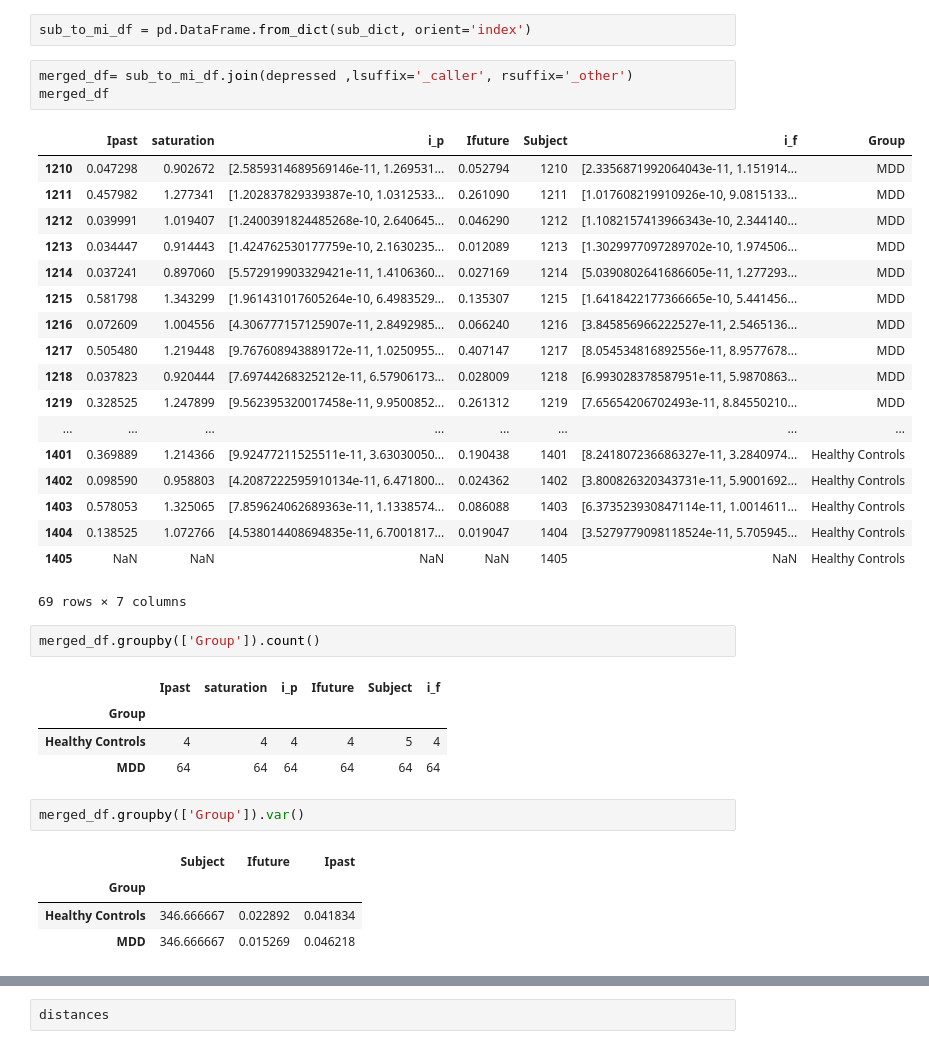
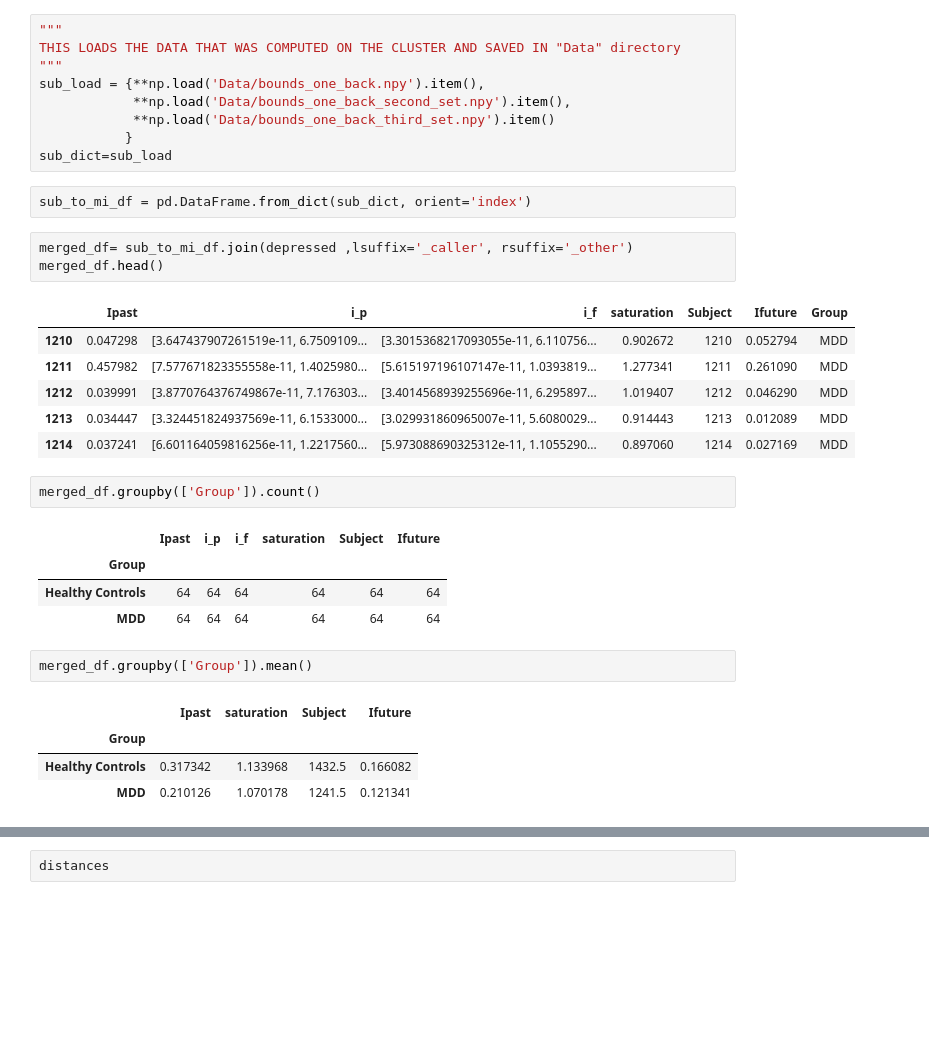
Before and after one commit to alsfilip/Empirical_Information_Bottleneck, a Jupyter notebook: RL_MDD/MDD_analysis.ipynb, the cells around one changed output, grey strips where cells are left out. Drawn from its saved outputs; the diff is of its cells as text; blank space fills up the shorter version.

```diff
--- a/RL_MDD/MDD_analysis.ipynb
+++ b/RL_MDD/MDD_analysis.ipynb
@@ -257,38 +198,35 @@ np.save('bounds.npy', sub_dict)
+# %%
+"""
+THIS LOADS THE DATA THAT WAS COMPUTED ON THE CLUSTER AND SAVED IN "Data" directory
+"""
+sub_load = {**np.load('Data/bounds_one_back.npy').item(),
+            **np.load('Data/bounds_one_back_second_set.npy').item(),
+            **np.load('Data/bounds_one_back_third_set.npy').item()
+           }
+sub_dict=sub_load
 # %%
 sub_to_mi_df = pd.DataFrame.from_dict(sub_dict, orient='index')
 # %%
 merged_df= sub_to_mi_df.join(depressed ,lsuffix='_caller', rsuffix='_other')
-merged_df
+merged_df.head()
 # %% [output]
-|  | Ipast | saturation | i_p | Ifuture | Subject | i_f | Group |
-| 1210 | 0.047298 | 0.902672 | [2.5859314689569146e-11, 1.269531... | 0.052794 | 1210 | [2.3356871992064043e-11, 1.151914... | MDD |
-| 1211 | 0.457982 | 1.277341 | [1.202837829339387e-10, 1.0312533... | 0.261090 | 1211 | [1.017608219910926e-10, 9.0815133... | MDD |
-| 1212 | 0.039991 | 1.019407 | [1.2400391824485268e-10, 2.640645... | 0.046290 | 1212 | [1.1082157413966343e-10, 2.344140... | MDD |
-| 1213 | 0.034447 | 0.914443 | [1.424762530177759e-10, 2.1630235... | 0.012089 | 1213 | [1.3029977097289702e-10, 1.974506... | MDD |
-| 1214 | 0.037241 | 0.897060 | [5.572919903329421e-11, 1.4106360... | 0.027169 | 1214 | [5.0390802641686605e-11, 1.277293... | MDD |
-| 1215 | 0.581798 | 1.343299 | [1.961431017605264e-10, 6.4983529... | 0.135307 | 1215 | [1.6418422177366665e-10, 5.441456... | MDD |
-| 1216 | 0.072609 | 1.004556 | [4.306777157125907e-11, 2.8492985... | 0.066240 | 1216 | [3.845856966222527e-11, 2.5465136... | MDD |
-| 1217 | 0.505480 | 1.219448 | [9.767608943889172e-11, 1.0250955... | 0.407147 | 1217 | [8.054534816892556e-11, 8.9577678... | MDD |
-| 1218 | 0.037823 | 0.920444 | [7.69744268325212e-11, 6.57906173... | 0.028009 | 1218 | [6.993028378587951e-11, 5.9870863... | MDD |
-| 1219 | 0.328525 | 1.247899 | [9.562395320017458e-11, 9.9500852... | 0.261312 | 1219 | [7.65654206702493e-11, 8.84550210... | MDD |
-| ... | ... | ... | ... | ... | ... | ... | ... |
-| 1401 | 0.369889 | 1.214366 | [9.92477211525511e-11, 3.63030050... | 0.190438 | 1401 | [8.241807236686327e-11, 3.2840974... | Healthy Controls |
-| 1402 | 0.098590 | 0.958803 | [4.2087222595910134e-11, 6.471800... | 0.024362 | 1402 | [3.800826320343731e-11, 5.9001692... | Healthy Controls |
-| 1403 | 0.578053 | 1.325065 | [7.859624062689363e-11, 1.1338574... | 0.086088 | 1403 | [6.373523930847114e-11, 1.0014611... | Healthy Controls |
-| 1404 | 0.138525 | 1.072766 | [4.538014408694835e-11, 6.7001817... | 0.019047 | 1404 | [3.5279779098118524e-11, 5.705945... | Healthy Controls |
-| 1405 | NaN | NaN | NaN | NaN | 1405 | NaN | Healthy Controls |
+|  | Ipast | i_p | i_f | saturation | Subject | Ifuture | Group |
+| 1210 | 0.047298 | [3.647437907261519e-11, 6.7509109... | [3.3015368217093055e-11, 6.110756... | 0.902672 | 1210 | 0.052794 | MDD |
+| 1211 | 0.457982 | [7.577671823355558e-11, 1.4025980... | [5.615197196107147e-11, 1.0393819... | 1.277341 | 1211 | 0.261090 | MDD |
+| 1212 | 0.039991 | [3.8770764376749867e-11, 7.176303... | [3.4014568939255696e-11, 6.295897... | 1.019407 | 1212 | 0.046290 | MDD |
+| 1213 | 0.034447 | [3.324451824937569e-11, 6.1533000... | [3.029931860965007e-11, 5.6080029... | 0.914443 | 1213 | 0.012089 | MDD |
+| 1214 | 0.037241 | [6.601164059816256e-11, 1.2217560... | [5.973088690325312e-11, 1.1055290... | 0.897060 | 1214 | 0.027169 | MDD |
-69 rows × 7 columns
 # %%
 merged_df.groupby(['Group']).count()
 # %% [output]
-|  | Ipast | saturation | i_p | Ifuture | Subject | i_f |
+|  | Ipast | i_p | i_f | saturation | Subject | Ifuture |
 | Group |  |  |  |  |  |  |
-| Healthy Controls | 4 | 4 | 4 | 4 | 5 | 4 |
+| Healthy Controls | 64 | 64 | 64 | 64 | 64 | 64 |
 | MDD | 64 | 64 | 64 | 64 | 64 | 64 |
 # %%
-merged_df.groupby(['Group']).var()
+merged_df.groupby(['Group']).mean()
 # %% [output]
-|  | Subject | Ifuture | Ipast |
-| Group |  |  |  |
-| Healthy Controls | 346.666667 | 0.022892 | 0.041834 |
-| MDD | 346.666667 | 0.015269 | 0.046218 |
+|  | Ipast | saturation | Subject | Ifuture |
+| Group |  |  |  |  |
+| Healthy Controls | 0.317342 | 1.133968 | 1432.5 | 0.166082 |
+| MDD | 0.210126 | 1.070178 | 1241.5 | 0.121341 |
```
Also changed, not shown: parts of 16 cells of this notebook, 1 other file.
